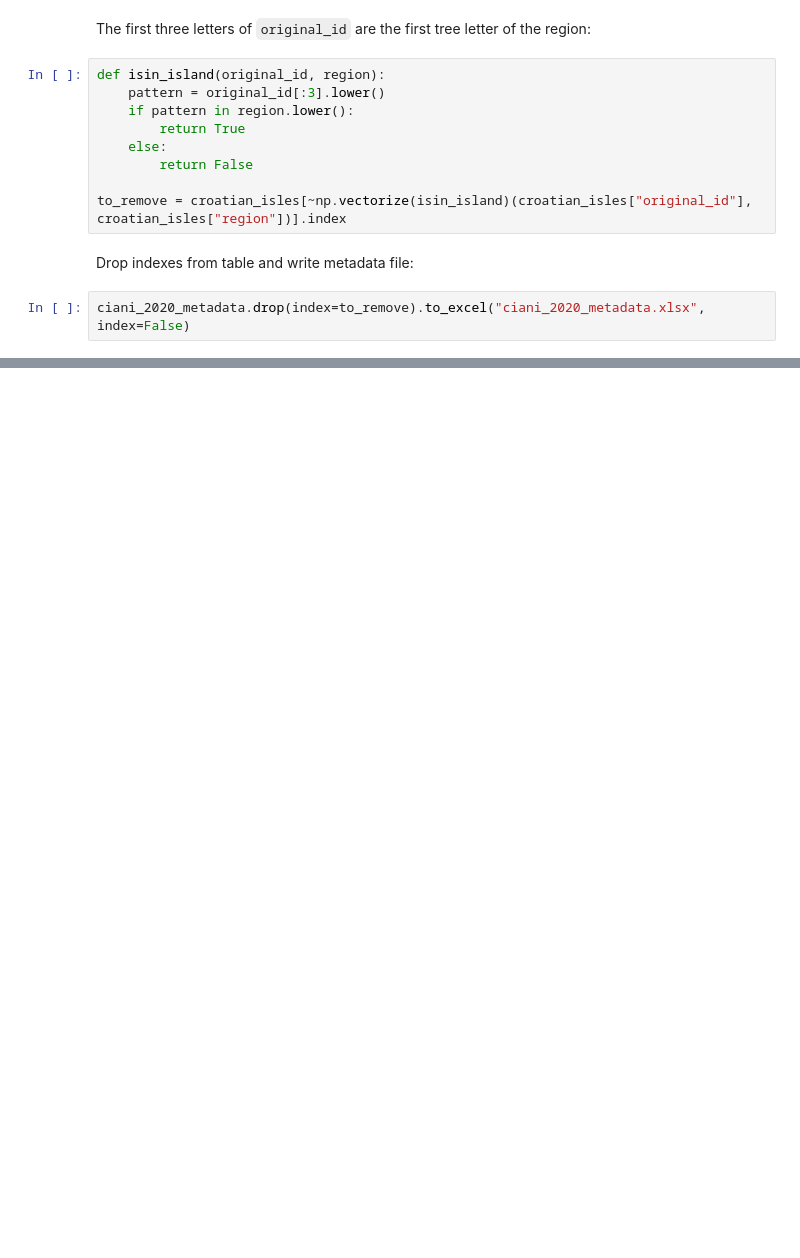
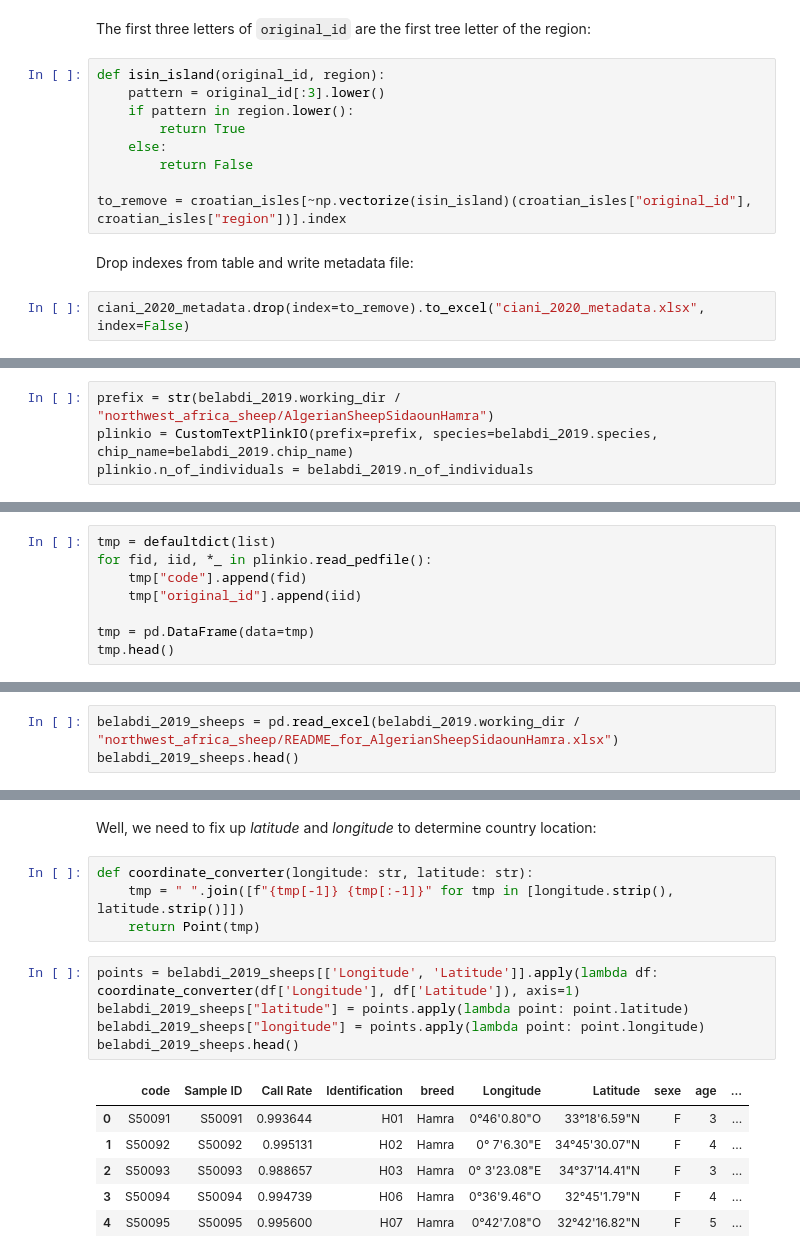
Before and after one commit to cnr-ibba/SMARTER-database, a Jupyter notebook: notebooks/exploratory/0.22.0-bunop-new_sheep_background_data.ipynb, the cells around one changed output, grey strips where cells are left out. Drawn from its saved outputs; the diff is of its cells as text; blank space fills up the shorter version.

Commit message:
:sparkles: import background data from *Belabdi et al 2019*

```diff
--- a/notebooks/exploratory/0.22.0-bunop-new_sheep_background_data.ipynb
+++ b/notebooks/exploratory/0.22.0-bunop-new_sheep_background_data.ipynb
@@ -608,0 +625,4 @@ ciani_2020_metadata.drop(index=to_remove).to_excel("ciani_2020_metadata.xlsx", i
+# %%
+prefix = str(belabdi_2019.working_dir / "northwest_africa_sheep/AlgerianSheepSidaounHamra")
+plinkio = CustomTextPlinkIO(prefix=prefix, species=belabdi_2019.species, chip_name=belabdi_2019.chip_name)
+plinkio.n_of_individuals = belabdi_2019.n_of_individuals
@@ -608,0 +647,8 @@ ciani_2020_metadata.drop(index=to_remove).to_excel("ciani_2020_metadata.xlsx", i
+# %%
+tmp = defaultdict(list)
+for fid, iid, *_ in plinkio.read_pedfile():
+    tmp["code"].append(fid)
+    tmp["original_id"].append(iid)
+
+tmp = pd.DataFrame(data=tmp)
+tmp.head()
@@ -608,0 +664,3 @@ ciani_2020_metadata.drop(index=to_remove).to_excel("ciani_2020_metadata.xlsx", i
+# %%
+belabdi_2019_sheeps = pd.read_excel(belabdi_2019.working_dir / "northwest_africa_sheep/README_for_AlgerianSheepSidaounHamra.xlsx")
+belabdi_2019_sheeps.head()
@@ -608,0 +674,18 @@ ciani_2020_metadata.drop(index=to_remove).to_excel("ciani_2020_metadata.xlsx", i
+# %% [markdown]
+Well, we need to fix up *latitude* and *longitude* to determine country location:
+# %%
+def coordinate_converter(longitude: str, latitude: str):
+    tmp = " ".join([f"{tmp[-1]} {tmp[:-1]}" for tmp in [longitude.strip(), latitude.strip()]])
+    return Point(tmp)
+# %%
+points = belabdi_2019_sheeps[['Longitude', 'Latitude']].apply(lambda df: coordinate_converter(df['Longitude'], df['Latitude']), axis=1)
+belabdi_2019_sheeps["latitude"] = points.apply(lambda point: point.latitude)
+belabdi_2019_sheeps["longitude"] = points.apply(lambda point: point.longitude)
+belabdi_2019_sheeps.head()
+# %% [output]
+|  | code | Sample ID | Call Rate | Identification | breed | Longitude | Latitude | sexe | age | ... |
+| 0 | S50091 | S50091 | 0.993644 | H01 | Hamra | 0°46'0.80"O | 33°18'6.59"N | F | 3 | ... |
+| 1 | S50092 | S50092 | 0.995131 | H02 | Hamra | 0° 7'6.30"E | 34°45'30.07"N | F | 4 | ... |
+| 2 | S50093 | S50093 | 0.988657 | H03 | Hamra | 0° 3'23.08"E | 34°37'14.41"N | F | 3 | ... |
+| 3 | S50094 | S50094 | 0.994739 | H06 | Hamra | 0°36'9.46"O | 32°45'1.79"N | F | 4 | ... |
+| 4 | S50095 | S50095 | 0.995600 | H07 | Hamra | 0°42'7.08"O | 32°42'16.82"N | F | 5 | ... |
```
Also changed, not shown: parts of 26 cells of this notebook, 2 other files.
